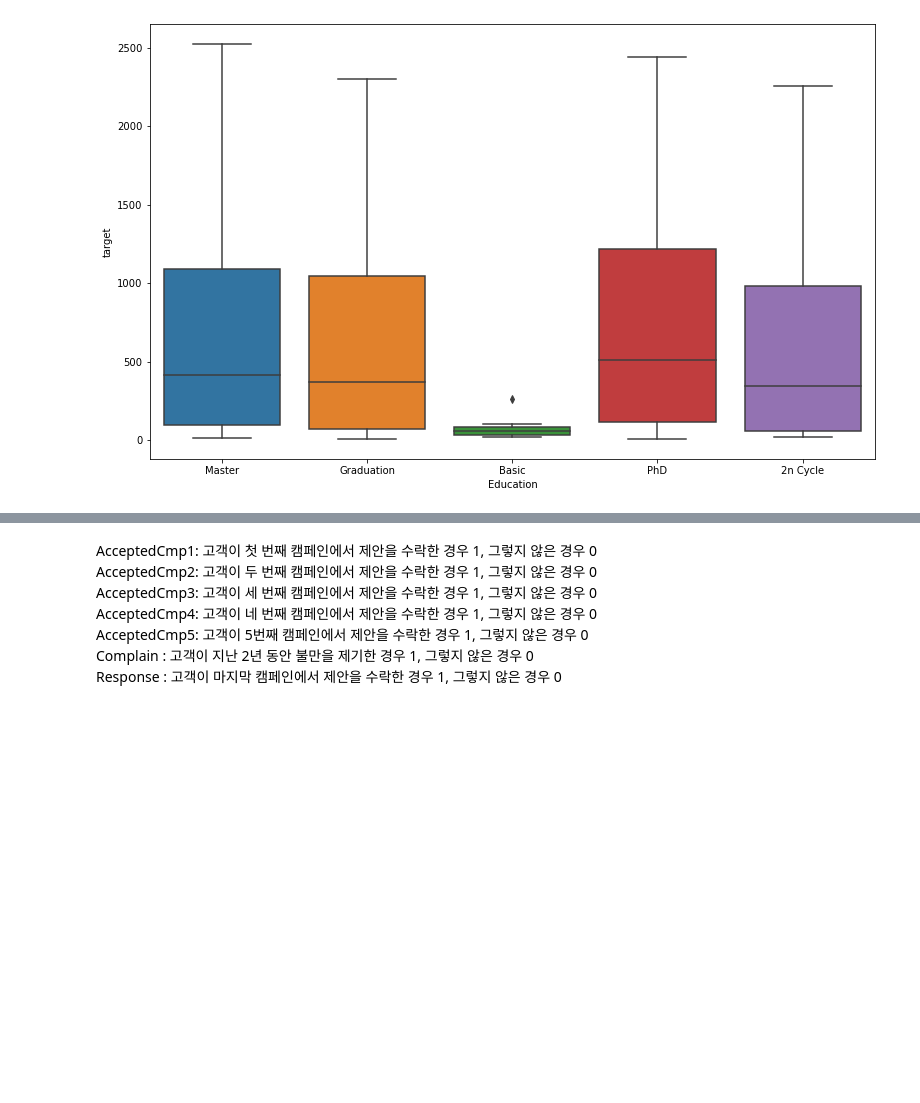
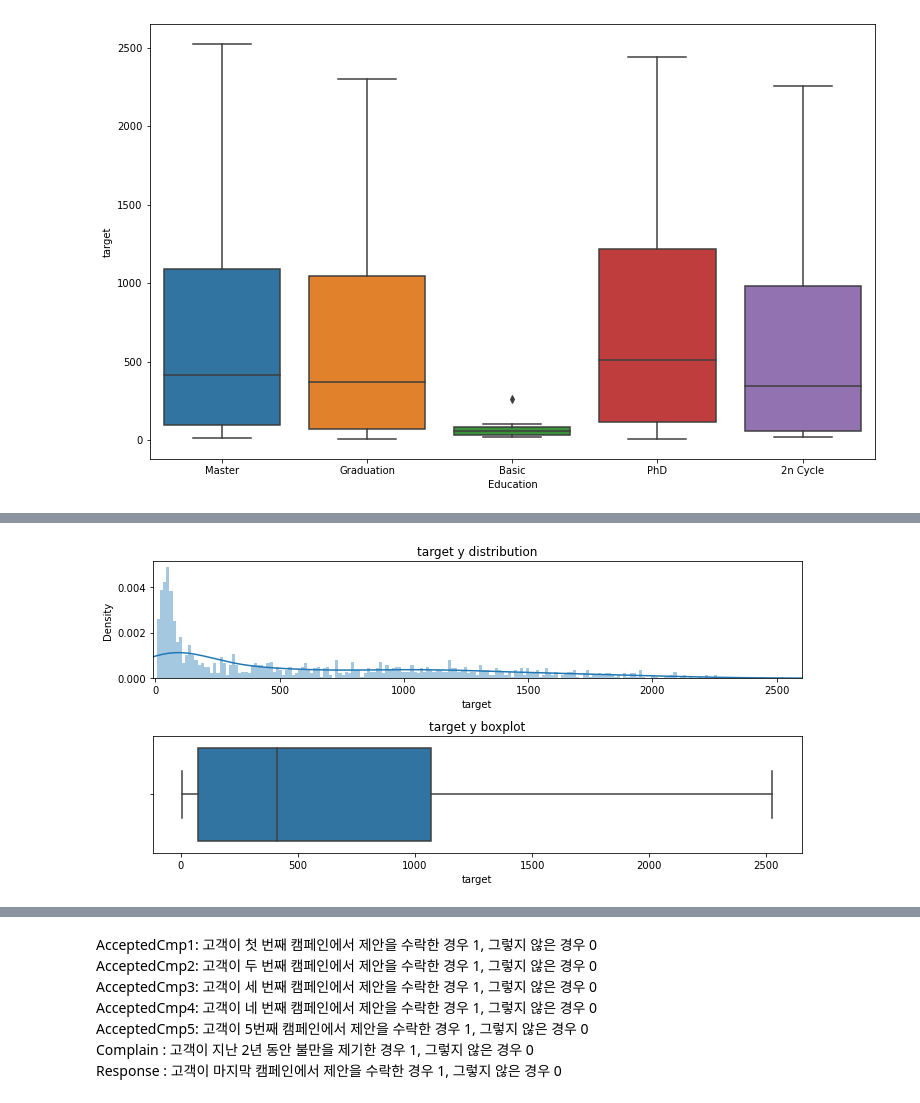
Before and after one commit to Park-Young-Bin/Python_Projects, a Jupyter notebook: 데이콘/[데이콘] 소비자 데이터 기반 소비 예측 경진대회.ipynb, the cells around one changed output, grey strips where cells are left out. Drawn from its saved outputs; the diff is of its cells as text; code cells hidden in the pictures; blank space fills up the shorter version.

```diff
--- a/데이콘/[데이콘] 소비자 데이터 기반 소비 예측 경진대회.ipynb
+++ b/데이콘/[데이콘] 소비자 데이터 기반 소비 예측 경진대회.ipynb
@@ -150,0 +163,15 @@ sns.boxplot(data = train, x = 'Education', y='target');
+# %%
+plt.figure(figsize=(10,5))
+
+plt.subplot(2,1,1)
+sns.distplot(train.target,bins=200)
+plt.xlim(-10,2600)
+plt.title('target y distribution')
+
+plt.subplot(2,1,2)
+sns.boxplot(train.target)
+plt.title('target y boxplot')
+plt.tight_layout()
+plt.show()
+# %% [output]
+[figure, added]
```
Also changed, not shown: parts of 30 cells of this notebook.
